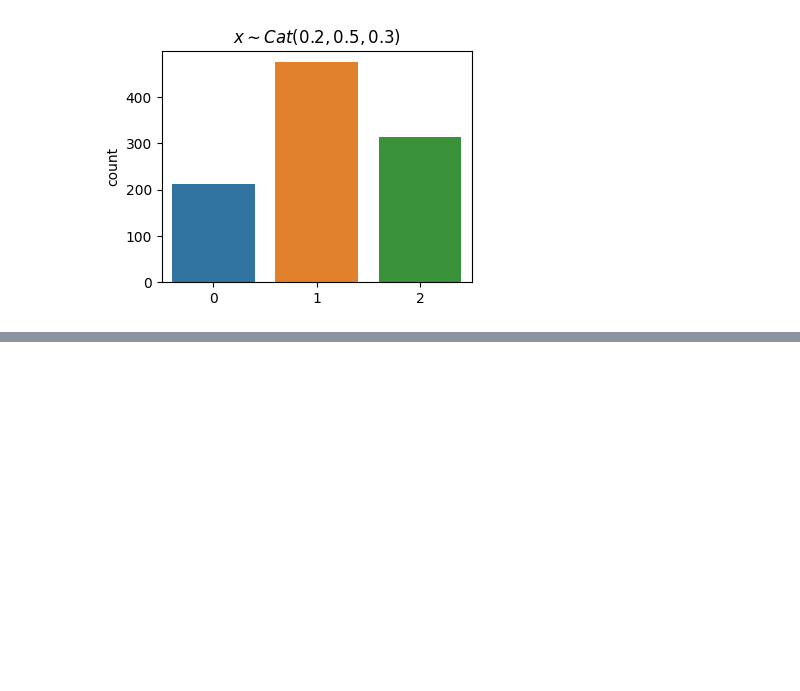
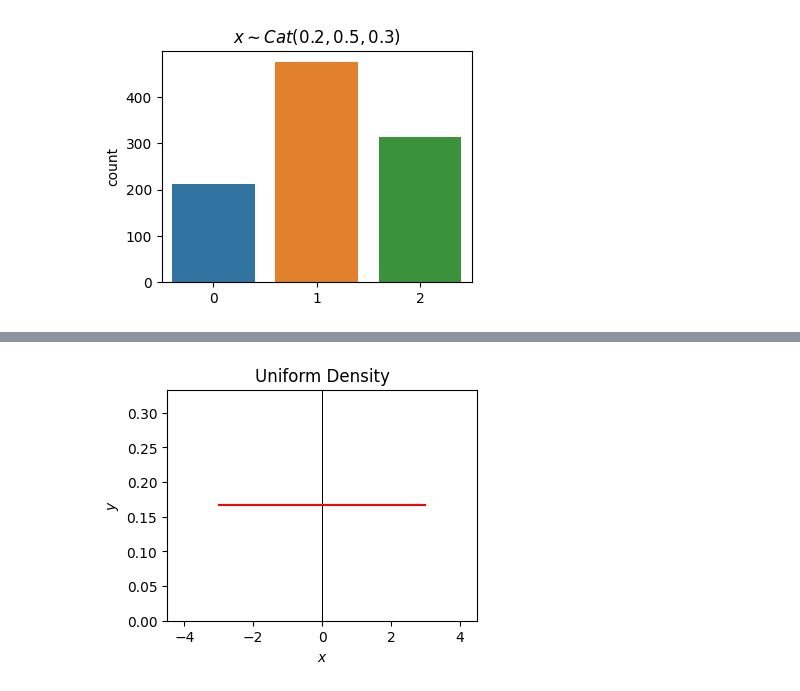
Before and after one commit to rkingery/ml-book, a Jupyter notebook: notebooks/probability.ipynb, the cells around one changed output, grey strips where cells are left out. Cells and saved outputs as stored; diff of their text form; code cells hidden in the pictures; blank space fills up the shorter version.

```diff
--- a/notebooks/probability.ipynb
+++ b/notebooks/probability.ipynb
@@ -675,0 +530,7 @@ plt.show()
+# %%
+a, b = -3, 3
+x = np.linspace(a, b, 1000)
+p = lambda x: 1 / (b - a) * np.ones(len(x))
+plot_function(x, p, xlim=(1.5 * a, 1.5 * b), ylim=(0, 2 / (b - a)), title='Uniform Density', show_grid=False)
+# %% [output]
+[figure, added]
```
Also changed, not shown: parts of 59 cells of this notebook, 2 other files.
